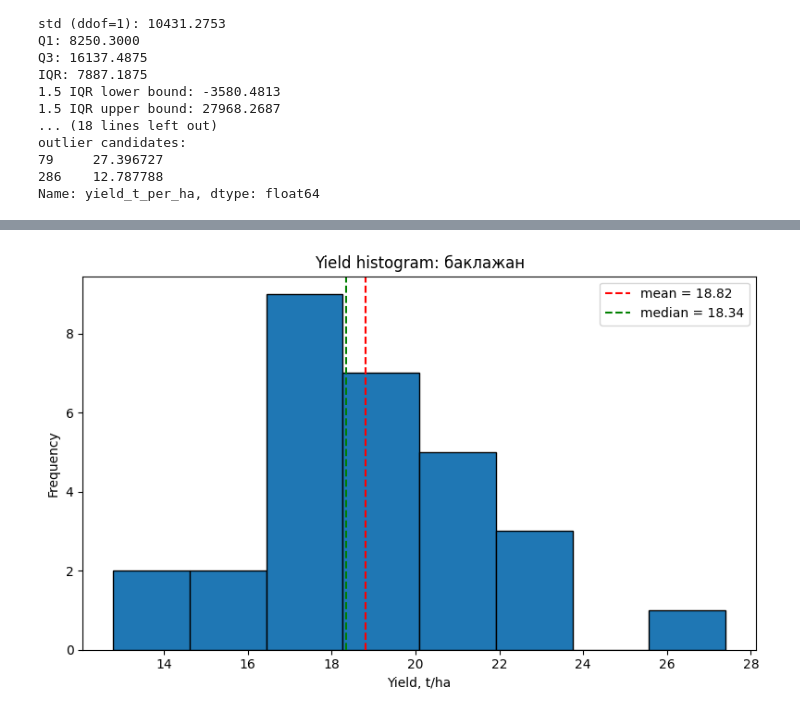
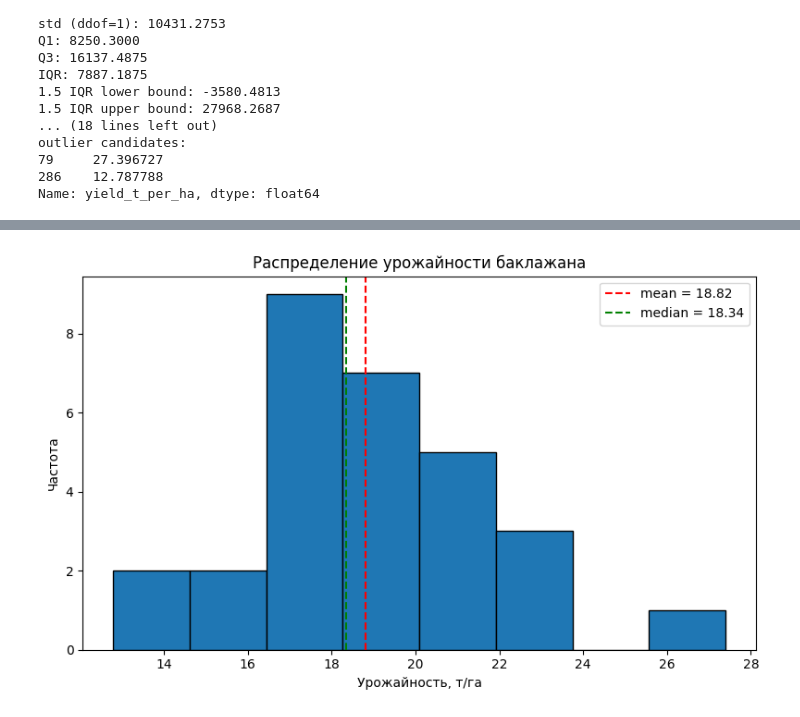
Before and after one commit to MaximNadd/Uni, a Jupyter notebook: Semester_3/Statistics_and_Data_Analysis/task_6.ipynb, the cells around one changed output, grey strips where cells are left out. Saved outputs shown, nothing was run; the diff lists cells and outputs as text; code cells hidden in the pictures.

```diff
--- a/Semester_3/Statistics_and_Data_Analysis/task_6.ipynb
+++ b/Semester_3/Statistics_and_Data_Analysis/task_6.ipynb
@@ -177,13 +193,13 @@ for bins in [6, 8, 10]:
 # %%
 plt.figure(figsize=(8, 5))
 plt.hist(yld, bins=8, edgecolor="black")
 plt.axvline(yld.mean(), color="red", linestyle="--", label=f"mean = {yld.mean():.2f}")
 plt.axvline(yld.median(), color="green", linestyle="--", label=f"median = {yld.median():.2f}")
-plt.title("Yield histogram: баклажан")
-plt.xlabel("Yield, t/ha")
-plt.ylabel("Frequency")
+plt.title("Распределение урожайности баклажана")
+plt.xlabel("Урожайность, т/га")
+plt.ylabel("Частота")
 plt.legend()
 plt.tight_layout()
 plt.show()
 # %% [output]
-[figure, old version]
+[figure, new version]
```
Also changed, not shown: parts of 4 cells of this notebook, 3 other files.
